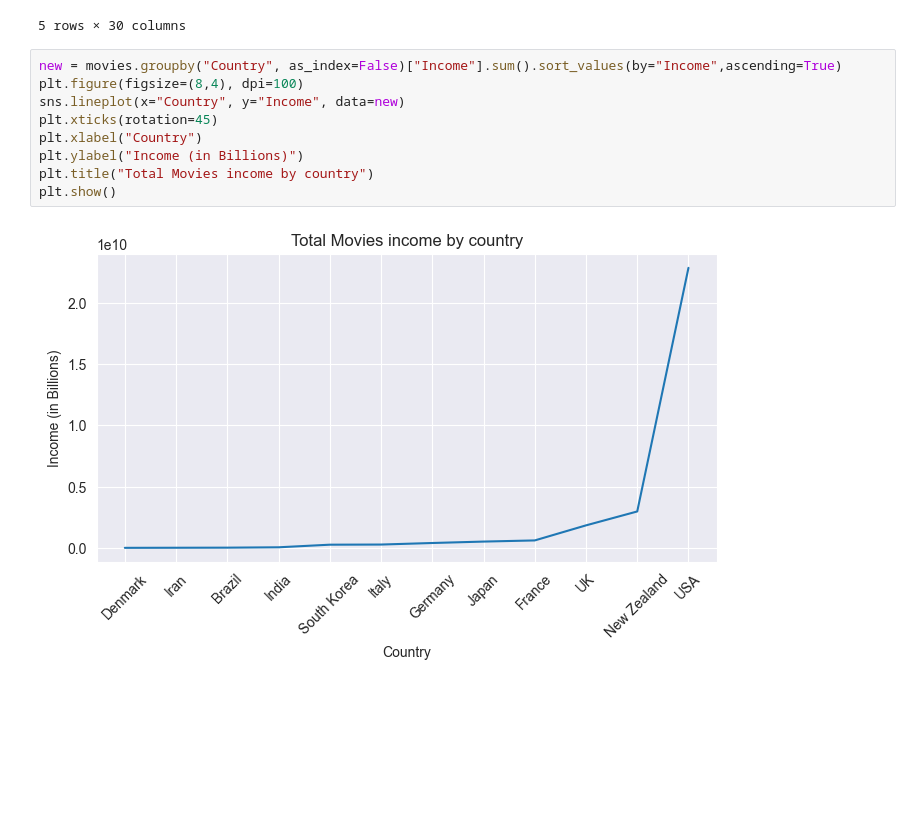
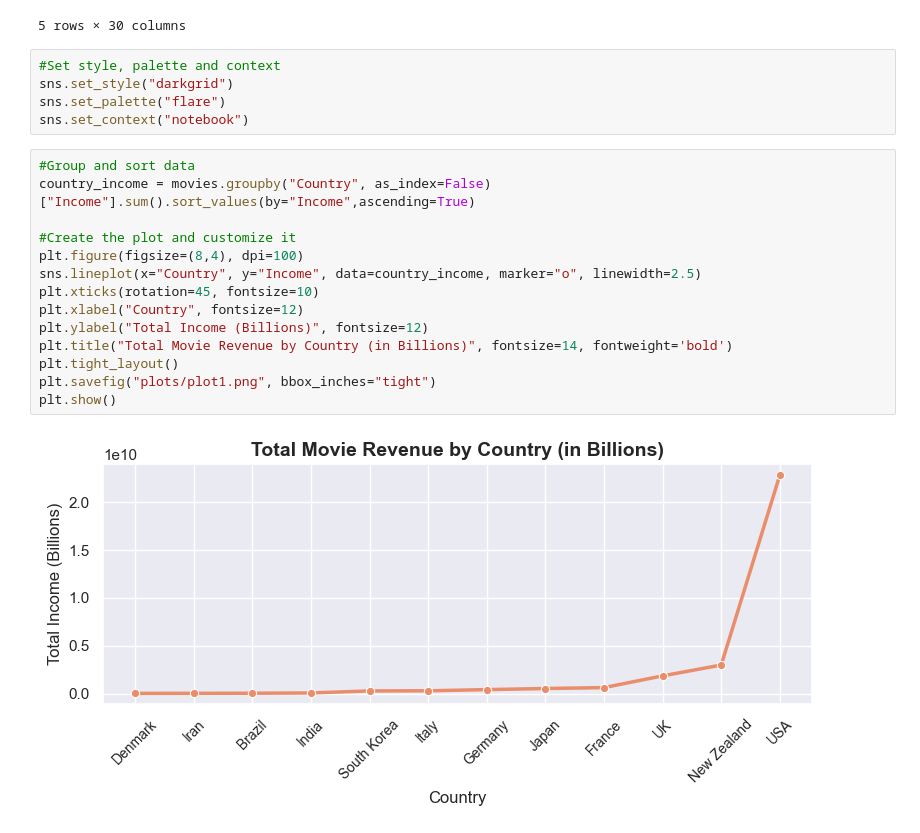
Before and after one commit to magdalena-ivanova-ds/EDA-Projects, a Jupyter notebook: food_sales/movies.ipynb, the cells around one changed output. Cells and saved outputs as stored; diff of their text form; blank space fills up the shorter version.

```diff
--- a/food_sales/movies.ipynb
+++ b/food_sales/movies.ipynb
@@ -387,15 +387,25 @@ movies.head()
 | 3 | tt0071562 | The Godfather: Part II | 1975 | 220 | USA | R | Francis Ford Coppola | 408035783 | ... |
 | 4 | tt0110912 | Pulp Fiction | 1994 | 135 | USA | R | Quentin Tarantino | 222831817 | ... |
 5 rows × 30 columns
+# %%
+#Set style, palette and context
+sns.set_style("darkgrid")
+sns.set_palette("flare")
+sns.set_context("notebook")
 # %%
-new = movies.groupby("Country", as_index=False)["Income"].sum().sort_values(by="Income",ascending=True)
+#Group and sort data
+country_income = movies.groupby("Country", as_index=False)["Income"].sum().sort_values(by="Income",ascending=True)
+
+#Create the plot and customize it
 plt.figure(figsize=(8,4), dpi=100)
-sns.lineplot(x="Country", y="Income", data=new)
-plt.xticks(rotation=45)
-plt.xlabel("Country")
-plt.ylabel("Income (in Billions)")
-plt.title("Total Movies income by country")
+sns.lineplot(x="Country", y="Income", data=country_income, marker="o", linewidth=2.5)
+plt.xticks(rotation=45, fontsize=10)
+plt.xlabel("Country", fontsize=12)
+plt.ylabel("Total Income (Billions)", fontsize=12)
+plt.title("Total Movie Revenue by Country (in Billions)", fontsize=14, fontweight='bold')
+plt.tight_layout()
+plt.savefig("plots/plot1.png", bbox_inches="tight")
 plt.show()
 # %% [output]
-[figure, old version]
+[figure, new version]
 # %%
```
Also changed, not shown: parts of 7 cells of this notebook.
